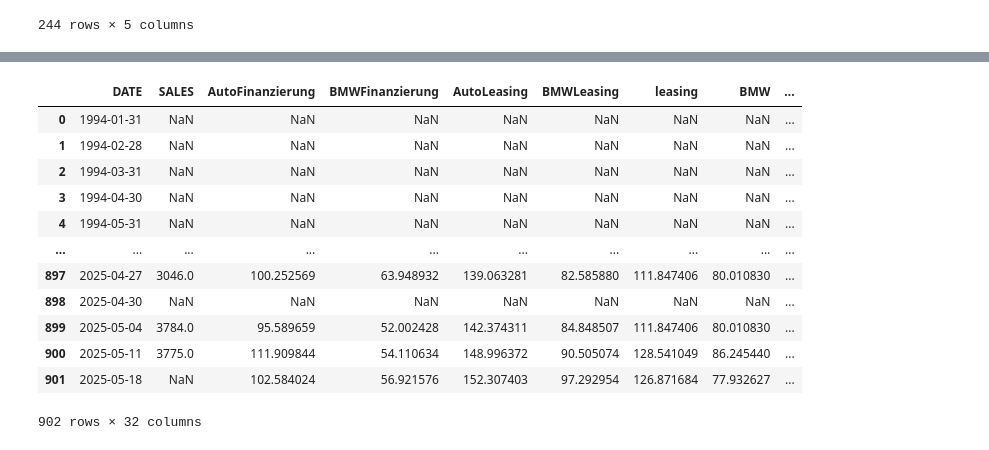
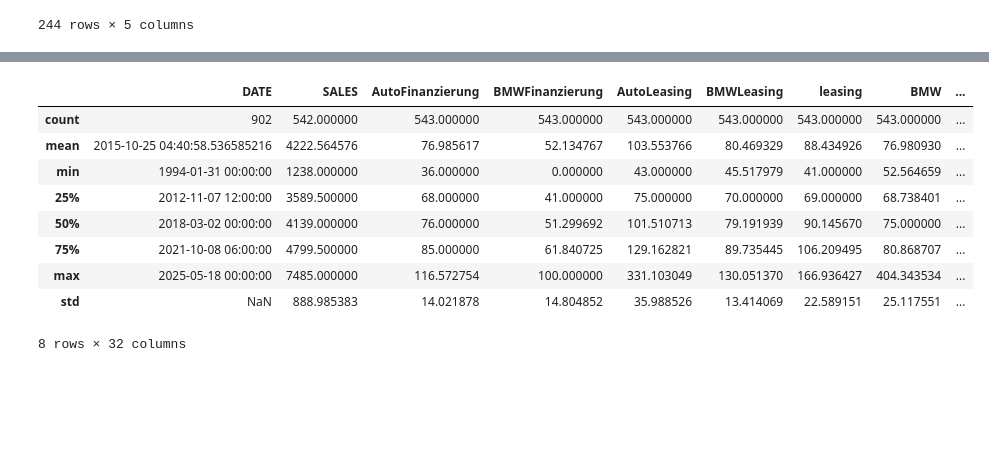
Before and after one commit to Philipp-Manhart/PA-II, a Jupyter notebook: code.ipynb, the cells around one changed output, grey strips where cells are left out. Cells and saved outputs as stored; diff of their text form; code cells hidden in the pictures; blank space fills up the shorter version.

```diff
--- a/code.ipynb
+++ b/code.ipynb
@@ -161,9 +238,7 @@ euribor_12m = euribor_12m.rename(
 # %%
 # gebrauchtwagenpreiseindex
 
-gebrauchtwagenpreisindex = pd.read_csv(
-    "./original_data/gebrauchtwagenpreisindex.csv"
-)
+gebrauchtwagenpreisindex = pd.read_csv("./original_data/gebrauchtwagenpreisindex.csv")
 gebrauchtwagenpreisindex["DATE"] = pd.to_datetime(
     gebrauchtwagenpreisindex["DATE"], errors="coerce"
 ) + pd.offsets.MonthEnd(0)
@@ -274,6 +382,7 @@ verbraucherpreisindex = verbraucherpreisindex[cols]
 # %%
 # Merge all dataframes on DATE
 from functools import reduce
+
 dataframes = [
     bmw_sales,
     gt_auto_finanzierung,
@@ -298,24 +407,24 @@ for df_item in dataframes:
     if "DATE" in df_item.columns:
         df_item["DATE"] = pd.to_datetime(df_item["DATE"])
 
-merged = reduce(lambda left, right: pd.merge(left, right, on="DATE", how="outer"), dataframes)
+merged = reduce(
+    lambda left, right: pd.merge(left, right, on="DATE", how="outer"), dataframes
+)
 merged.columns = merged.columns.str.replace(r"\s+", "", regex=True)
 merged.to_csv("data.csv", index=False)
-merged
-# %% [output]
-|  | DATE | SALES | AutoFinanzierung | BMWFinanzierung | AutoLeasing | BMWLeasing | leasing | BMW | ... |
-| 0 | 1994-01-31 | NaN | NaN | NaN | NaN | NaN | NaN | NaN | ... |
-| 1 | 1994-02-28 | NaN | NaN | NaN | NaN | NaN | NaN | NaN | ... |
-| 2 | 1994-03-31 | NaN | NaN | NaN | NaN | NaN | NaN | NaN | ... |
-| 3 | 1994-04-30 | NaN | NaN | NaN | NaN | NaN | NaN | NaN | ... |
-| 4 | 1994-05-31 | NaN | NaN | NaN | NaN | NaN | NaN | NaN | ... |
-| ... | ... | ... | ... | ... | ... | ... | ... | ... | ... |
-| 897 | 2025-04-27 | 3046.0 | 100.252569 | 63.948932 | 139.063281 | 82.585880 | 111.847406 | 80.010830 | ... |
-| 898 | 2025-04-30 | NaN | NaN | NaN | NaN | NaN | NaN | NaN | ... |
-| 899 | 2025-05-04 | 3784.0 | 95.589659 | 52.002428 | 142.374311 | 84.848507 | 111.847406 | 80.010830 | ... |
-| 900 | 2025-05-11 | 3775.0 | 111.909844 | 54.110634 | 148.996372 | 90.505074 | 128.541049 | 86.245440 | ... |
-| 901 | 2025-05-18 | NaN | 102.584024 | 56.921576 | 152.307403 | 97.292954 | 126.871684 | 77.932627 | ... |
-902 rows × 32 columns
+# %%
+merged.describe()
+# %% [output]
+|  | DATE | SALES | AutoFinanzierung | BMWFinanzierung | AutoLeasing | BMWLeasing | leasing | BMW | ... |
+| count | 902 | 542.000000 | 543.000000 | 543.000000 | 543.000000 | 543.000000 | 543.000000 | 543.000000 | ... |
+| mean | 2015-10-25 04:40:58.536585216 | 4222.564576 | 76.985617 | 52.134767 | 103.553766 | 80.469329 | 88.434926 | 76.980930 | ... |
+| min | 1994-01-31 00:00:00 | 1238.000000 | 36.000000 | 0.000000 | 43.000000 | 45.517979 | 41.000000 | 52.564659 | ... |
+| 25% | 2012-11-07 12:00:00 | 3589.500000 | 68.000000 | 41.000000 | 75.000000 | 70.000000 | 69.000000 | 68.738401 | ... |
+| 50% | 2018-03-02 00:00:00 | 4139.000000 | 76.000000 | 51.299692 | 101.510713 | 79.191939 | 90.145670 | 75.000000 | ... |
+| 75% | 2021-10-08 06:00:00 | 4799.500000 | 85.000000 | 61.840725 | 129.162821 | 89.735445 | 106.209495 | 80.868707 | ... |
+| max | 2025-05-18 00:00:00 | 7485.000000 | 116.572754 | 100.000000 | 331.103049 | 130.051370 | 166.936427 | 404.343534 | ... |
+| std | NaN | 888.985383 | 14.021878 | 14.804852 | 35.988526 | 13.414069 | 22.589151 | 25.117551 | ... |
+8 rows × 32 columns
 # %%
 # Data transformation
 # Adding Weeks
```
Also changed, not shown: parts of 12 cells of this notebook, 34 other files.
